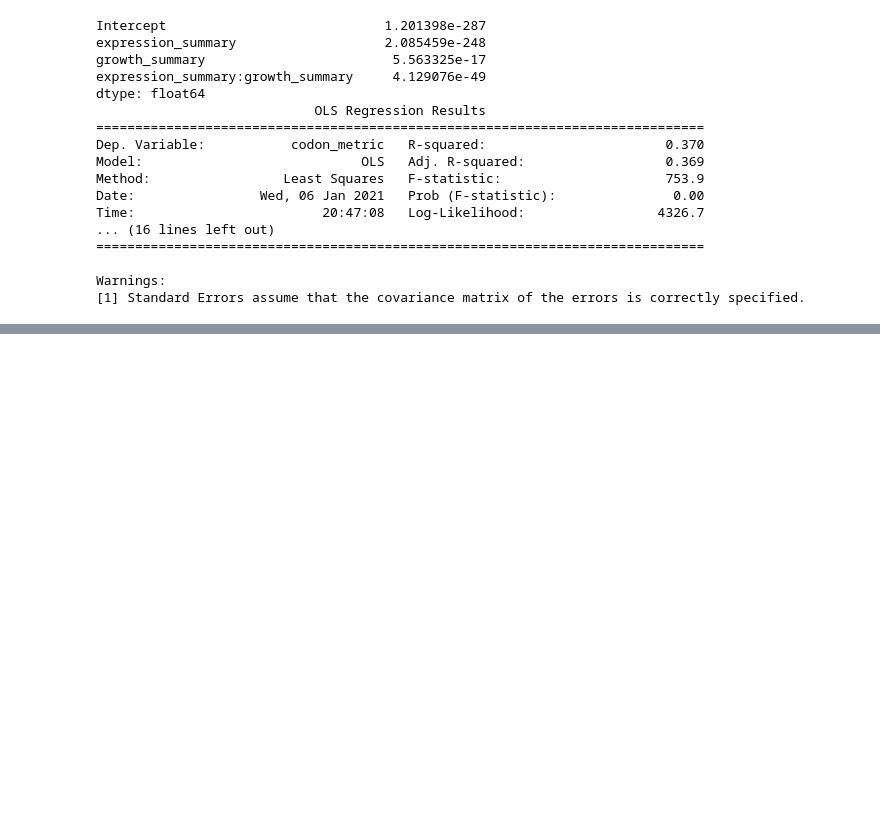
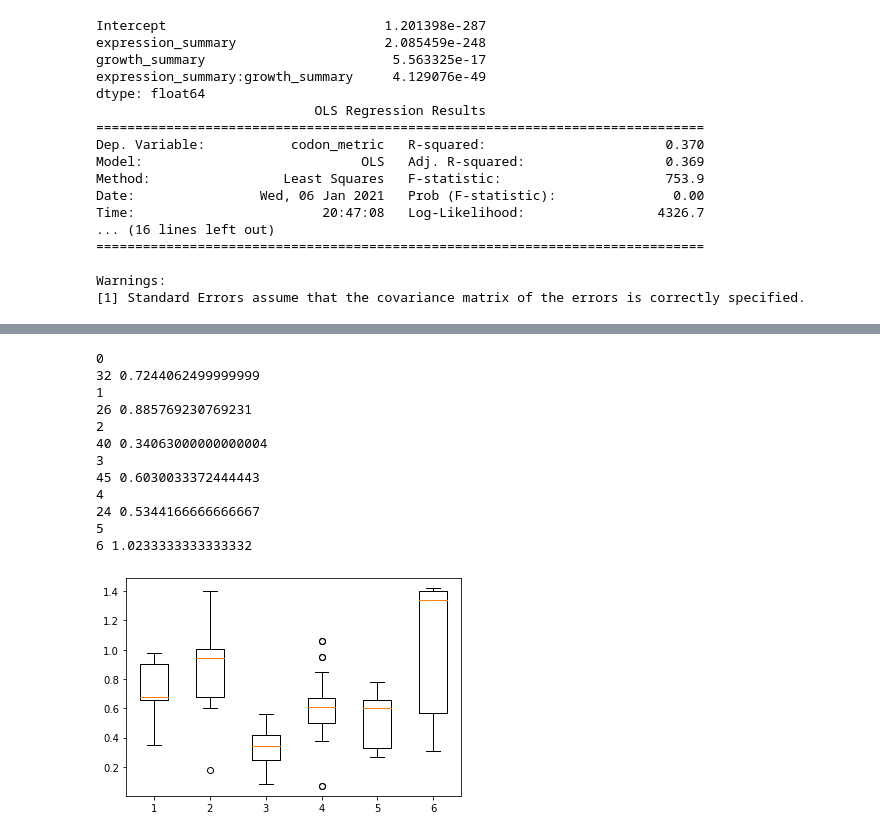
Before and after one commit to adamhockenberry/Growth-expression-translation, a Jupyter notebook: Code/scratch_AJH.ipynb, the cells around one changed output, grey strips where cells are left out. Saved outputs shown, nothing was run; the diff lists cells and outputs as text; code cells hidden in the pictures; blank space fills up the shorter version.

```diff
--- a/Code/scratch_AJH.ipynb
+++ b/Code/scratch_AJH.ipynb
@@ -402,0 +537,27 @@ Warnings:
+# %%
+bp_d = []
+for cluster_num in range(max(tempy)+1):
+    print(cluster_num)
+    ids = []
+    for i, entry in enumerate(tempy):
+        if entry == cluster_num:
+            ids.append(i)
+    print(len(ids), metadata_df.iloc[ids]['Growth Rate (1/hr)'].mean())
+    bp_d.append(metadata_df.iloc[ids]['Growth Rate (1/hr)'])
+
+fig, ax = plt.subplots()
+ax.boxplot(bp_d);
+# %% [output]
+0
+32 0.7244062499999999
+1
+26 0.885769230769231
+2
+40 0.34063000000000004
+3
+45 0.6030033372444443
+4
+24 0.5344166666666667
+5
+6 1.0233333333333332
+[figure, added]
```
Also changed, not shown: parts of 22 cells of this notebook, 7 other files.
